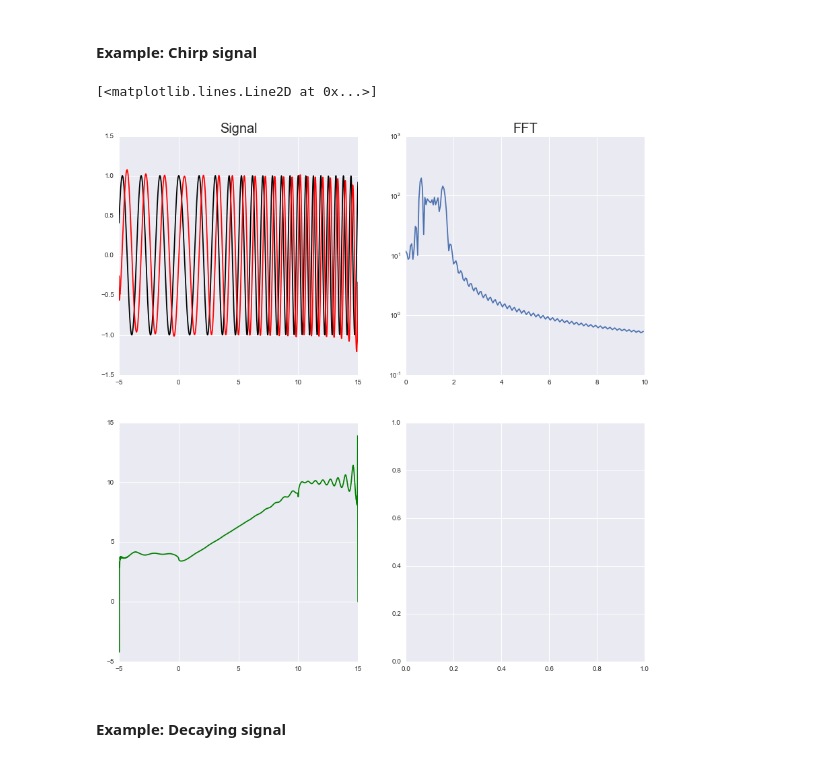
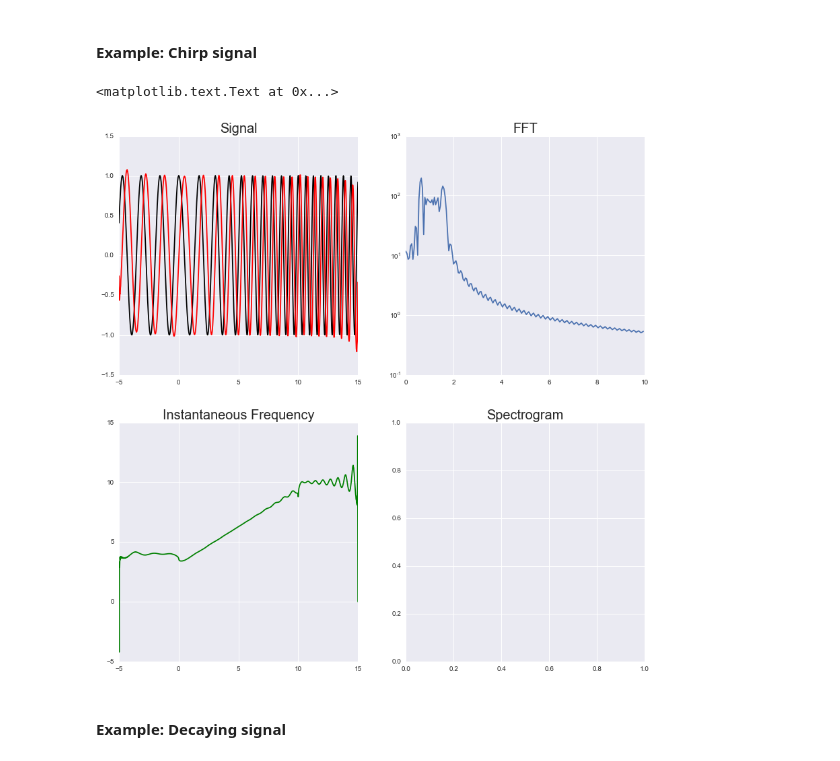
Before and after one commit to anzelpwj/Stats-week, a Jupyter notebook: Hilbert_Transform.ipynb, the cells around one changed output. Saved outputs shown, nothing was run; the diff lists cells and outputs as text; code cells hidden in the pictures.

```diff
--- a/Hilbert_Transform.ipynb
+++ b/Hilbert_Transform.ipynb
@@ -74,31 +69,34 @@ The cosine $\leftrightarrow$ sine bit of the Hilbert Transform and how we make t
 # %%
 from scipy.signal import chirp
 
 x_chirp = np.linspace(-5, 15, 1000)
 dx = x_chirp[1]-x_chirp[0]
 # chirp_index = np.logical_and(x_chirp > 0, x_chirp <= 10)
 y_chirp = chirp(x_chirp, 0.5, 10, 1.5, method='linear')
 y_chirp[x_chirp <= 0] = np.cos(4*x_chirp[x_chirp <= 0])
 y_chirp[x_chirp >= 10] = np.cos(10*x_chirp[x_chirp >= 10]+np.pi/8)
 fft_chirp = fft(y_chirp)
 fftfreqs = fftfreq(len(x_chirp), dx)
 
 ya_chirp = hilbert(y_chirp)
 
 phase_chirp = np.angle(ya_chirp)
 phase_chirp = np.unwrap(phase_chirp)
 instant_freq = savgol_filter(phase_chirp, 3, 1, deriv=1, delta=dx, mode='mirror')
 
 fig, axes = plt.subplots(nrows=2, ncols=2, figsize=(14, 14))
 axes[0,0].plot(x_chirp, y_chirp, color='k')
 axes[0,0].plot(x_chirp, np.imag(ya_chirp), color='r')
 axes[0,0].set_title('Signal', fontsize=20)
 axes[0,1].semilogy(fftfreqs[:200], np.abs(fft_chirp[:200]))
 axes[0,1].set_title('FFT', fontsize=20)
 axes[1,0].plot(x_chirp, instant_freq, color='g')
+axes[1,0].set_title('Instantaneous Frequency', fontsize=20)
+
+axes[1,1].set_title('Spectrogram', fontsize=20)
 # %% [output]
-[<matplotlib.lines.Line2D at 0x...>]
+<matplotlib.text.Text at 0x...>
-[figure, old version]
+[figure, new version]
 # %% [markdown]
 #### Example: Decaying signal
 # %%
```
Also changed, not shown: parts of 12 cells of this notebook.
